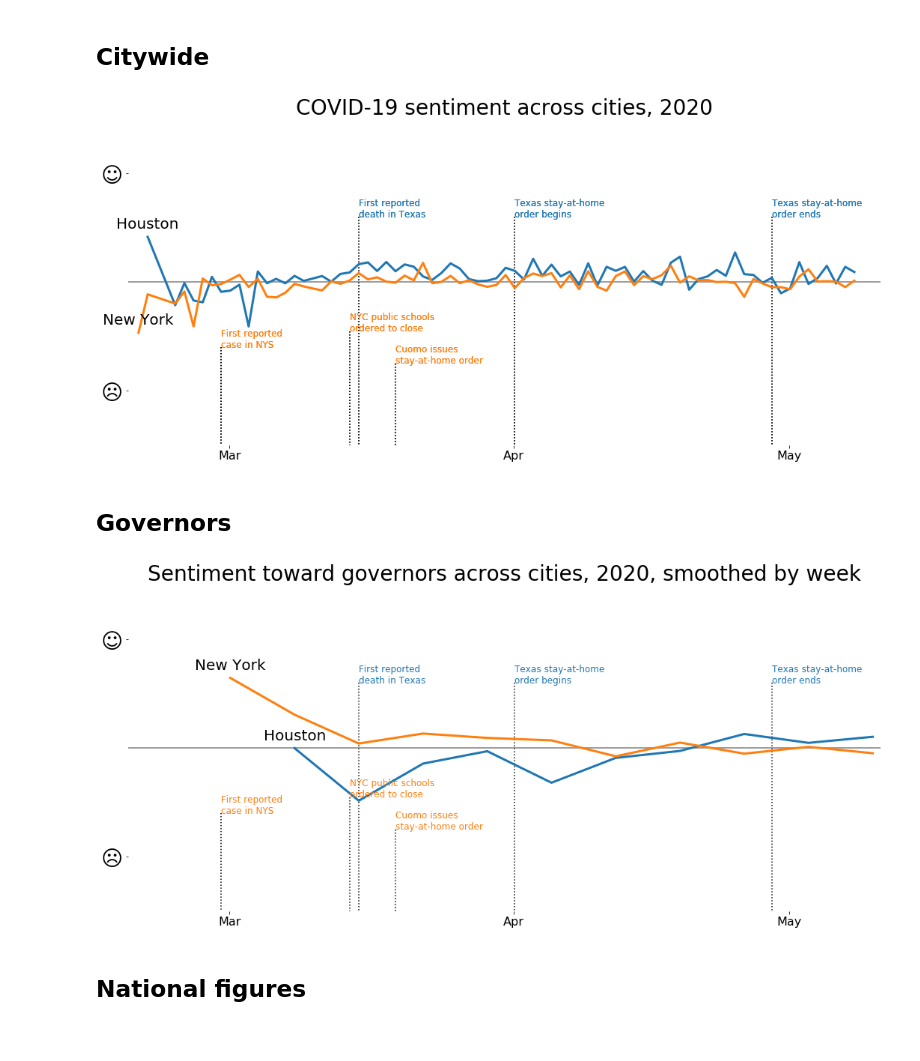
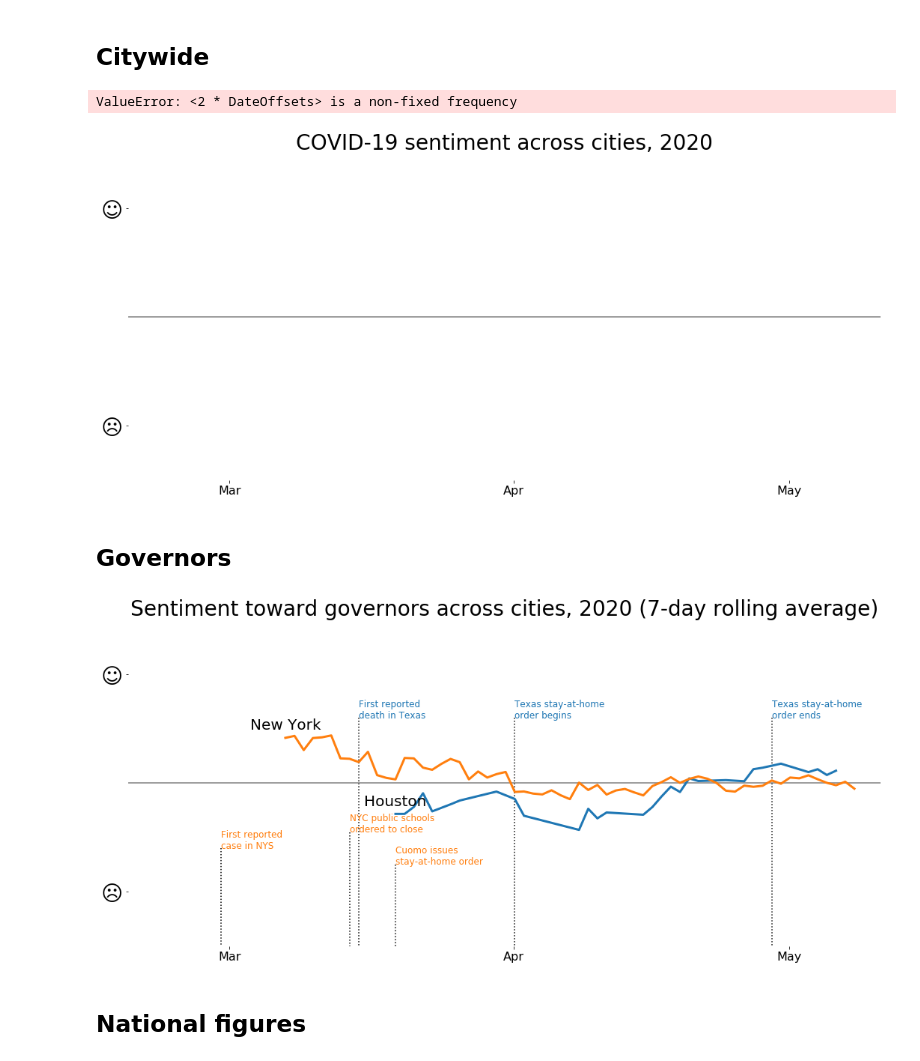
Before and after one commit to jgodin21/project_5, a Jupyter notebook: code/SentimentAnalyzer.ipynb, the cells around one changed output. Drawn from its saved outputs; the diff is of its cells as text; code cells hidden in the pictures.

Commit message:
Add histograms, start time series code

```diff
--- a/code/SentimentAnalyzer.ipynb
+++ b/code/SentimentAnalyzer.ipynb
@@ -194,21 +199,27 @@ def plt_add_events(ax, events):
 # %%
 # Configure plots
 fig, ax = plt.subplots(figsize=(18, 8))
 plt_setup(ax, "COVID-19 sentiment across cities, 2020")
 
 for city in cities:
 
     # Gather data
     subset = covid[covid["city"] == city]
-    subset_mean = subset.groupby(subset["time"].dt.date).mean()
+    subset_mean = subset \
+        .sort_values("time") \
+        .rolling(pd.DateOffset(2), on = "time") \
+        .mean()
+        #.dropna()
+    display(subset_mean)
 
     # Line plots
     plt_city(ax, subset_mean, city)
 
     # Events
     plt_add_events(ax, events)
 # %% [output]
+ValueError: <2 * DateOffsets> is a non-fixed frequency
-[figure, old version]
+[figure, new version]
 # %% [markdown]
 ## Governors
 # %%
@@ -216,10 +227,11 @@ governors = {
     "New York": "Cuomo",
     "Houston": "Abbott"
 }
+rolling = 7
 
 # Configure plots
 fig, ax = plt.subplots(figsize=(18, 8))
-plt_setup(ax, f"Sentiment toward governors across cities, 2020, smoothed by week")
+plt_setup(ax, f"Sentiment toward governors across cities, 2020 ({rolling}-day rolling average)")
 
 for city in cities:
     # Gather data
@@ -227,16 +239,15 @@ for city in cities:
         (covid["city"] == city) &
         (covid["text"].str.contains(governors[city]))
     ]
-    subset_mean = subset.groupby(subset["time"].dt.week).mean()
-    subset_mean.index = [pd.to_datetime(f"2020-W{week}-1", format="%Y-W%W-%w") for week in subset_mean.index]
+    subset_mean = subset.groupby(subset["time"].dt.date).mean()
 
     # Line plots
-    plt_city(ax, subset_mean, city)
+    plt_city(ax, subset_mean.rolling(rolling).mean().dropna(), city)
 
 # Events
 plt_add_events(ax, events)
 # %% [output]
-[figure, old version]
+[figure, new version]
 # %% [markdown]
 ## National figures
 # %%
```
Also changed, not shown: parts of 3 cells of this notebook.
